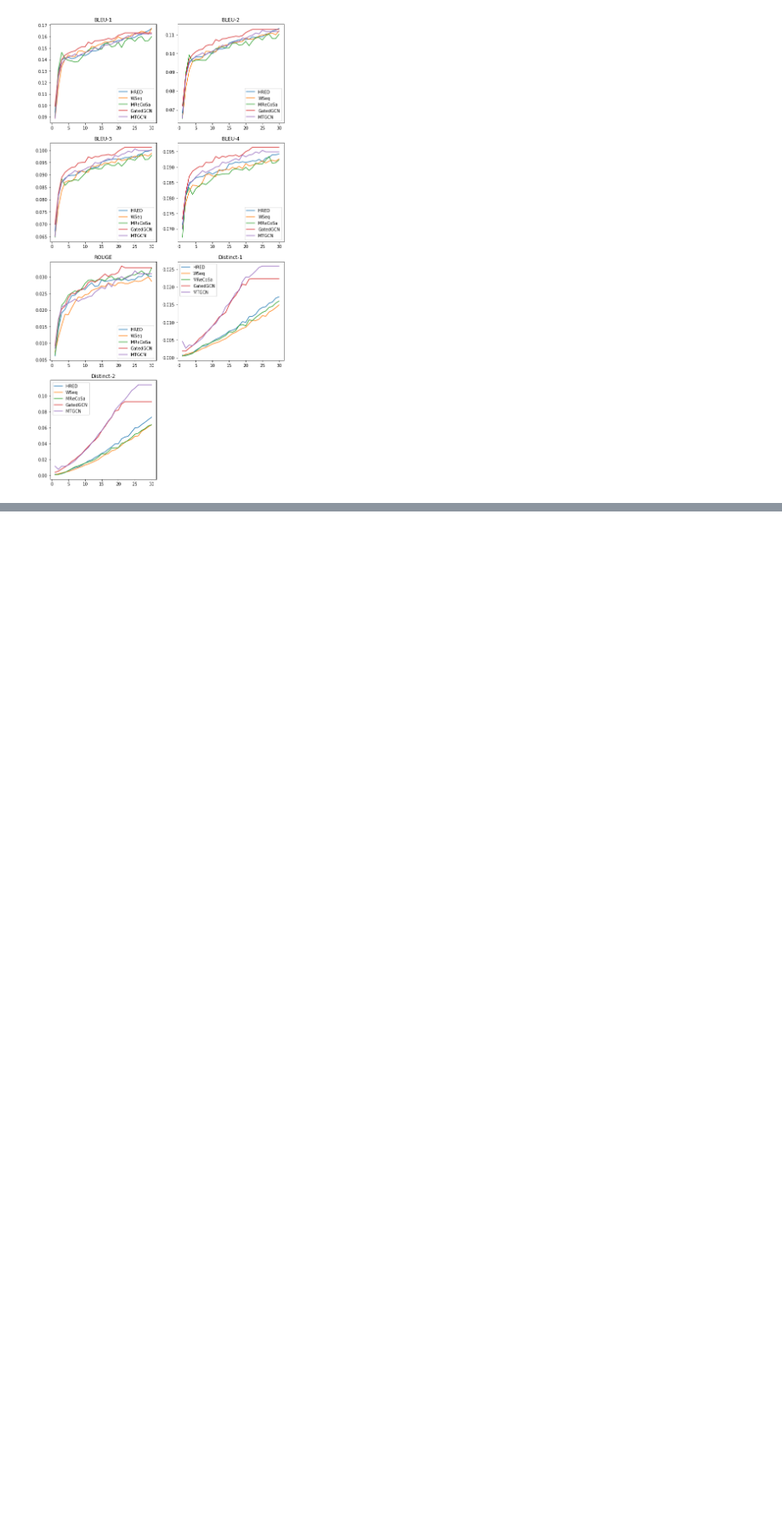
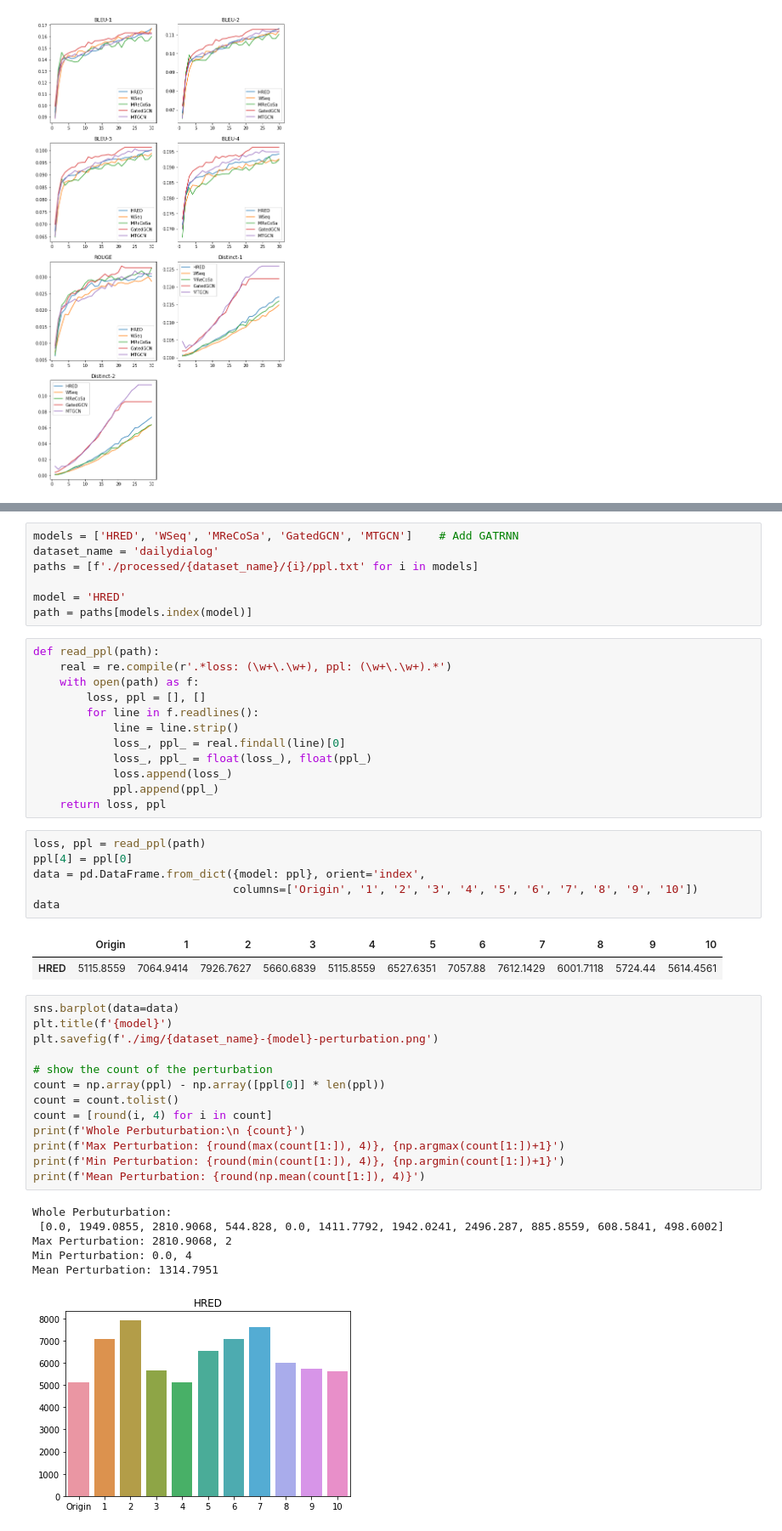
Before and after one commit to gmftbyGMFTBY/MultiTurnDialogZoo, a Jupyter notebook: analyse.ipynb, the cells around one changed output, grey strips where cells are left out. Shown at 85% size. Cells and saved outputs as stored; diff of their text form; blank space fills up the shorter version.

Commit message:
Thu Dec 19 07:41:06 UTC 2019 show the perturbation result

```diff
--- a/analyse.ipynb
+++ b/analyse.ipynb
@@ -125,0 +173,48 @@ plt.savefig(f'./img/{dataset_name}.png')
+# %%
+models = ['HRED', 'WSeq', 'MReCoSa', 'GatedGCN', 'MTGCN']    # Add GATRNN
+dataset_name = 'dailydialog'
+paths = [f'./processed/{dataset_name}/{i}/ppl.txt' for i in models]
+
+model = 'HRED'
+path = paths[models.index(model)]
+# %%
+def read_ppl(path):
+    real = re.compile(r'.*loss: (\w+\.\w+), ppl: (\w+\.\w+).*')
+    with open(path) as f:
+        loss, ppl = [], []
+        for line in f.readlines():
+            line = line.strip()
+            loss_, ppl_ = real.findall(line)[0]
+            loss_, ppl_ = float(loss_), float(ppl_)
+            loss.append(loss_)
+            ppl.append(ppl_)
+    return loss, ppl
+# %%
+loss, ppl = read_ppl(path)
+ppl[4] = ppl[0]
+data = pd.DataFrame.from_dict({model: ppl}, orient='index',
+                              columns=['Origin', '1', '2', '3', '4', '5', '6', '7', '8', '9', '10'])
+data
+# %% [output]
+|  | Origin | 1 | 2 | 3 | 4 | 5 | 6 | 7 | 8 | 9 | 10 |
+| HRED | 5115.8559 | 7064.9414 | 7926.7627 | 5660.6839 | 5115.8559 | 6527.6351 | 7057.88 | 7612.1429 | 6001.7118 | 5724.44 | 5614.4561 |
+# %%
+sns.barplot(data=data)
+plt.title(f'{model}')
+plt.savefig(f'./img/{dataset_name}-{model}-perturbation.png')
+
+# show the count of the perturbation
+count = np.array(ppl) - np.array([ppl[0]] * len(ppl))
+count = count.tolist()
+count = [round(i, 4) for i in count]
+print(f'Whole Perbuturbation:\n {count}')
+print(f'Max Perturbation: {round(max(count[1:]), 4)}, {np.argmax(count[1:])+1}')
+print(f'Min Perturbation: {round(min(count[1:]), 4)}, {np.argmin(count[1:])+1}')
+print(f'Mean Perturbation: {round(np.mean(count[1:]), 4)}')
+# %% [output]
+Whole Perbuturbation:
+ [0.0, 1949.0855, 2810.9068, 544.828, 0.0, 1411.7792, 1942.0241, 2496.287, 885.8559, 608.5841, 498.6002]
+Max Perturbation: 2810.9068, 2
+Min Perturbation: 0.0, 4
+Mean Perturbation: 1314.7951
+[figure, added]
```
Also changed, not shown: parts of 2 cells of this notebook, 8 other files.
